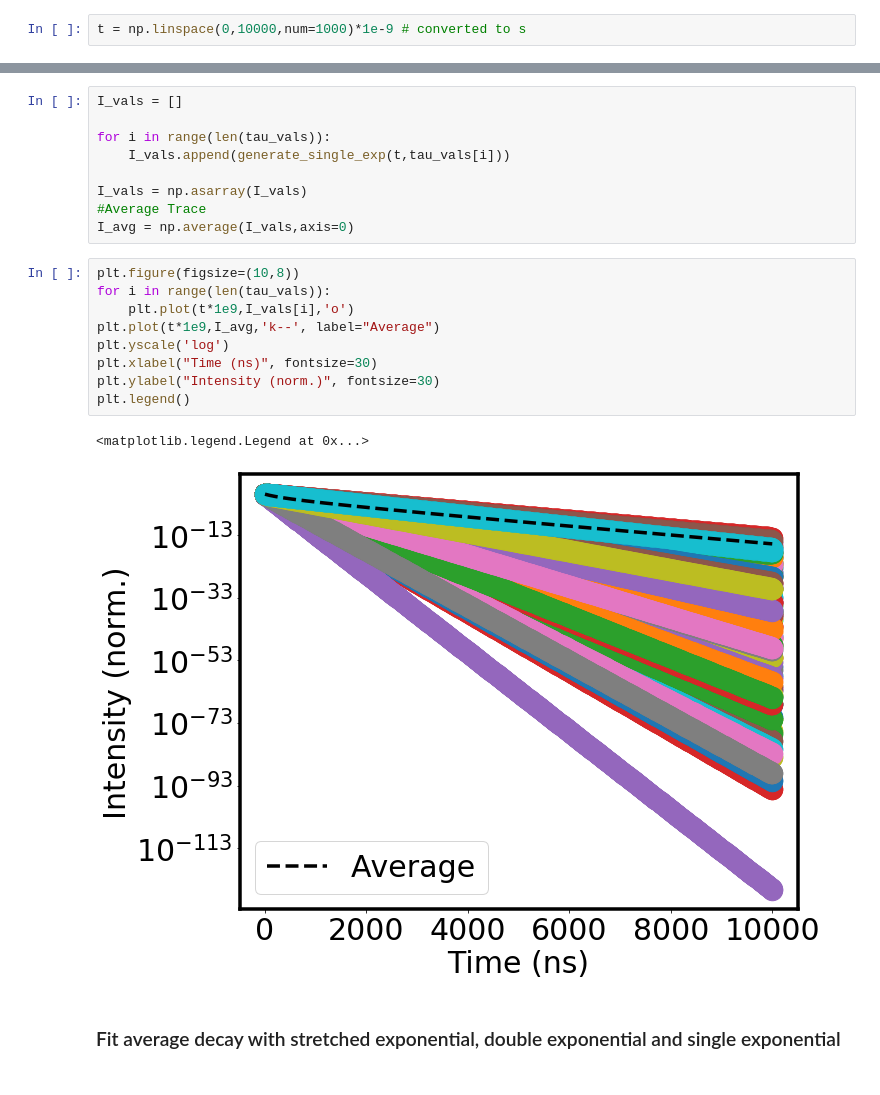
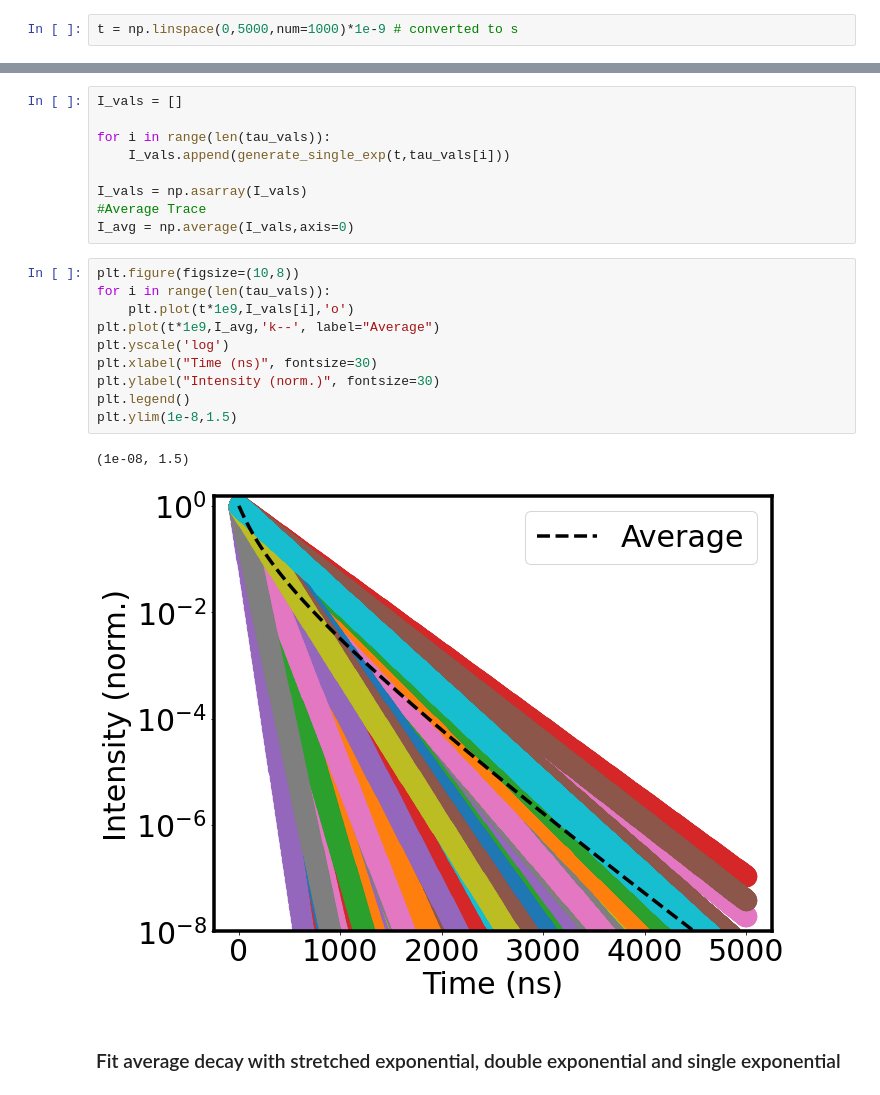
Before and after one commit to mtaddei94/TimeResolvedPL, a Jupyter notebook: TRPL_sim.ipynb, the cells around one changed output, grey strips where cells are left out. Drawn from its saved outputs; the diff is of its cells as text.

Commit message:
srv in functions, cleanup, plot srv barchart comparison

```diff
--- a/TRPL_sim.ipynb
+++ b/TRPL_sim.ipynb
@@ -36,7 +43,7 @@ Text(0.5, 0, 'Tau values (ns)')
 # %% [markdown]
 ### Generate time array
 # %%
-t = np.linspace(0,10000,num=1000)*1e-9 # converted to s
+t = np.linspace(0,5000,num=1000)*1e-9 # converted to s
 # %% [markdown]
 ### Generate single exponentials and average them to see the stretched behavior
 # %%
@@ -51,15 +58,16 @@ I_avg = np.average(I_vals,axis=0)
 # %%
 plt.figure(figsize=(10,8))
 for i in range(len(tau_vals)):
     plt.plot(t*1e9,I_vals[i],'o')
 plt.plot(t*1e9,I_avg,'k--', label="Average")
 plt.yscale('log')
 plt.xlabel("Time (ns)", fontsize=30)
 plt.ylabel("Intensity (norm.)", fontsize=30)
 plt.legend()
+plt.ylim(1e-8,1.5)
 # %% [output]
-<matplotlib.legend.Legend at 0x...>
+(1e-08, 1.5)
-[figure, old version]
+[figure, new version]
 # %% [markdown]
 ### Fit average decay with stretched exponential, double exponential and single exponential
 # %%
```
Also changed, not shown: parts of 94 cells of this notebook, 1 other file.
